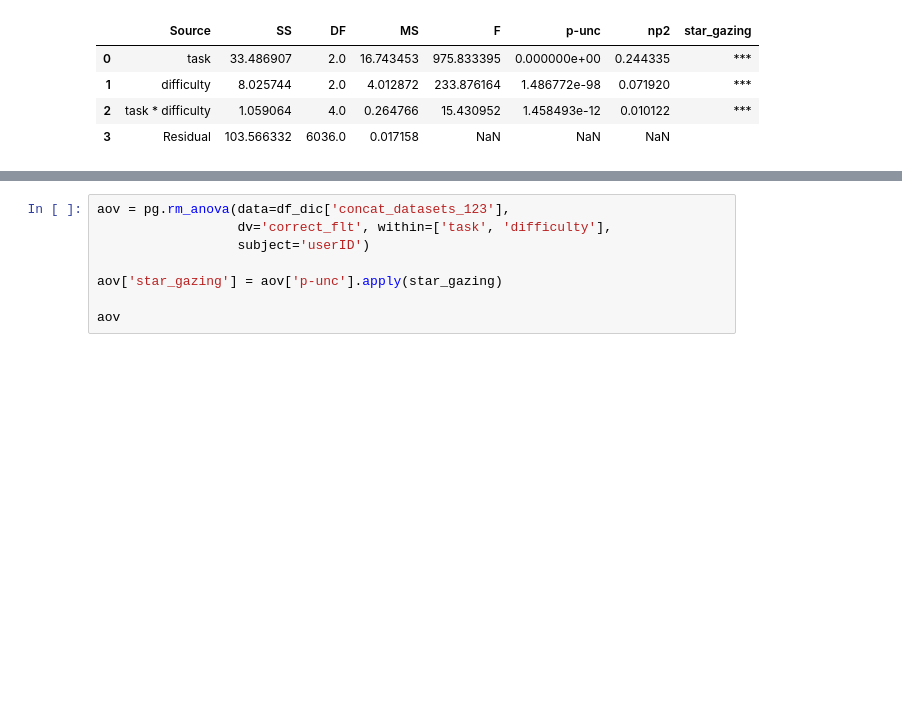
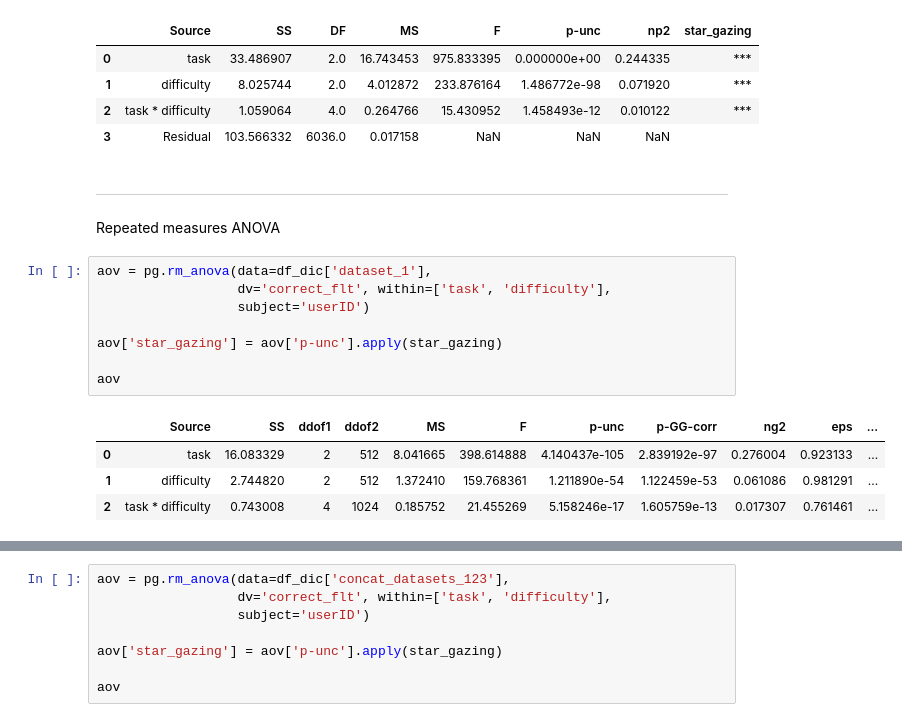
Before and after one commit to jankaWIS/FMP_paper, a Jupyter notebook: Figures/Figures_FMP_paper_2024.ipynb, the cells around one changed output, grey strips where cells are left out. Drawn from its saved outputs; the diff is of its cells as text; blank space fills up the shorter version.

Commit message:
add rmANOVA stats to all datasets
this was for some reason not in the ntb

```diff
--- a/Figures/Figures_FMP_paper_2024.ipynb
+++ b/Figures/Figures_FMP_paper_2024.ipynb
@@ -300,3 +300,19 @@ aov
 | 1 | difficulty | 8.025744 | 2.0 | 4.012872 | 233.876164 | 1.486772e-98 | 0.071920 | *** |
 | 2 | task * difficulty | 1.059064 | 4.0 | 0.264766 | 15.430952 | 1.458493e-12 | 0.010122 | *** |
 | 3 | Residual | 103.566332 | 6036.0 | 0.017158 | NaN | NaN | NaN |  |
+# %% [markdown]
+---
+Repeated measures ANOVA
+# %%
+aov = pg.rm_anova(data=df_dic['dataset_1'],
+                  dv='correct_flt', within=['task', 'difficulty'],
+                  subject='userID')
+
+aov['star_gazing'] = aov['p-unc'].apply(star_gazing)
+
+aov
+# %% [output]
+|  | Source | SS | ddof1 | ddof2 | MS | F | p-unc | p-GG-corr | ng2 | eps | ... |
+| 0 | task | 16.083329 | 2 | 512 | 8.041665 | 398.614888 | 4.140437e-105 | 2.839192e-97 | 0.276004 | 0.923133 | ... |
+| 1 | difficulty | 2.744820 | 2 | 512 | 1.372410 | 159.768361 | 1.211890e-54 | 1.122459e-53 | 0.061086 | 0.981291 | ... |
+| 2 | task * difficulty | 0.743008 | 4 | 1024 | 0.185752 | 21.455269 | 5.158246e-17 | 1.605759e-13 | 0.017307 | 0.761461 | ... |
```
Also changed, not shown: parts of 6 cells of this notebook, 10 other files.
